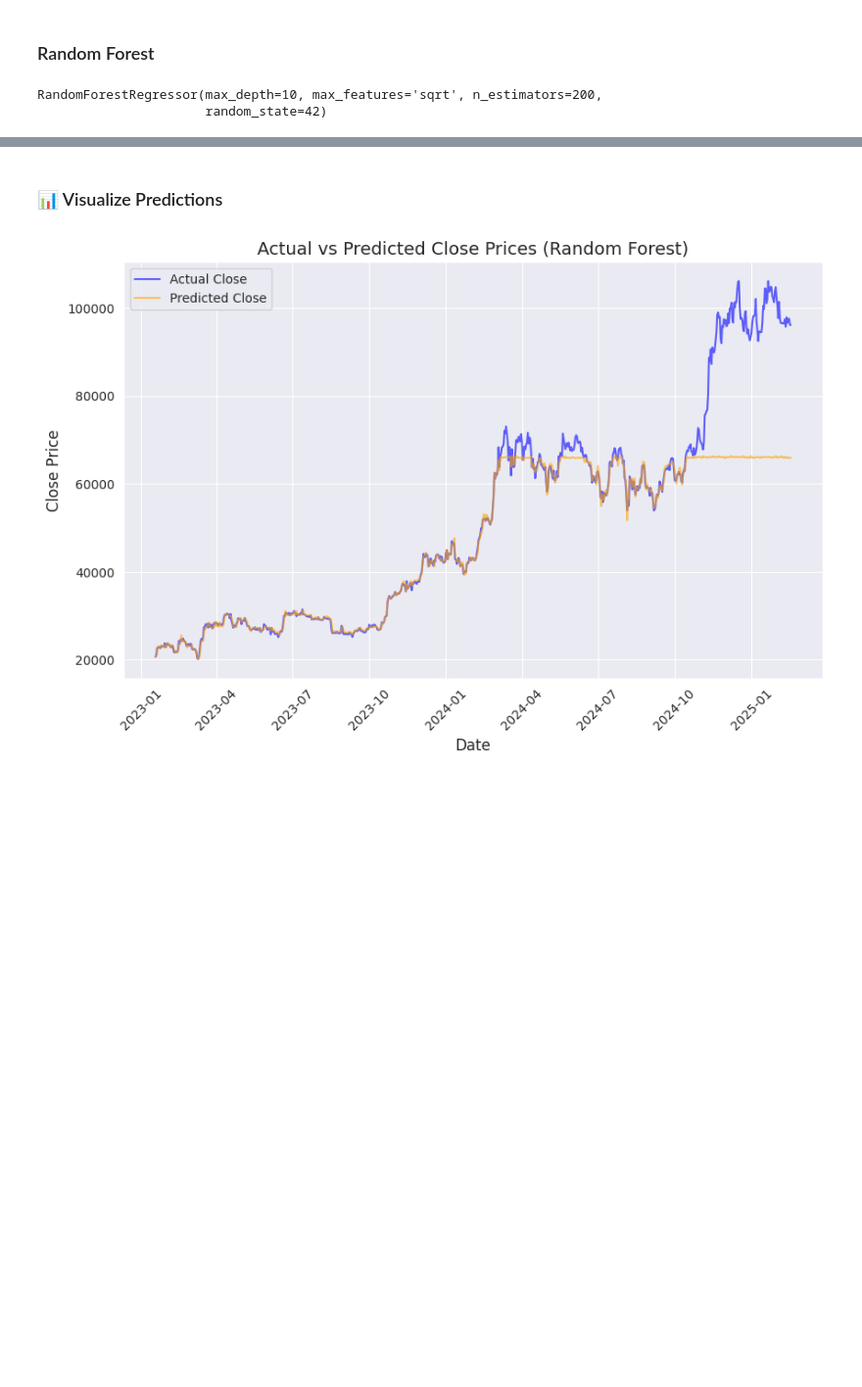
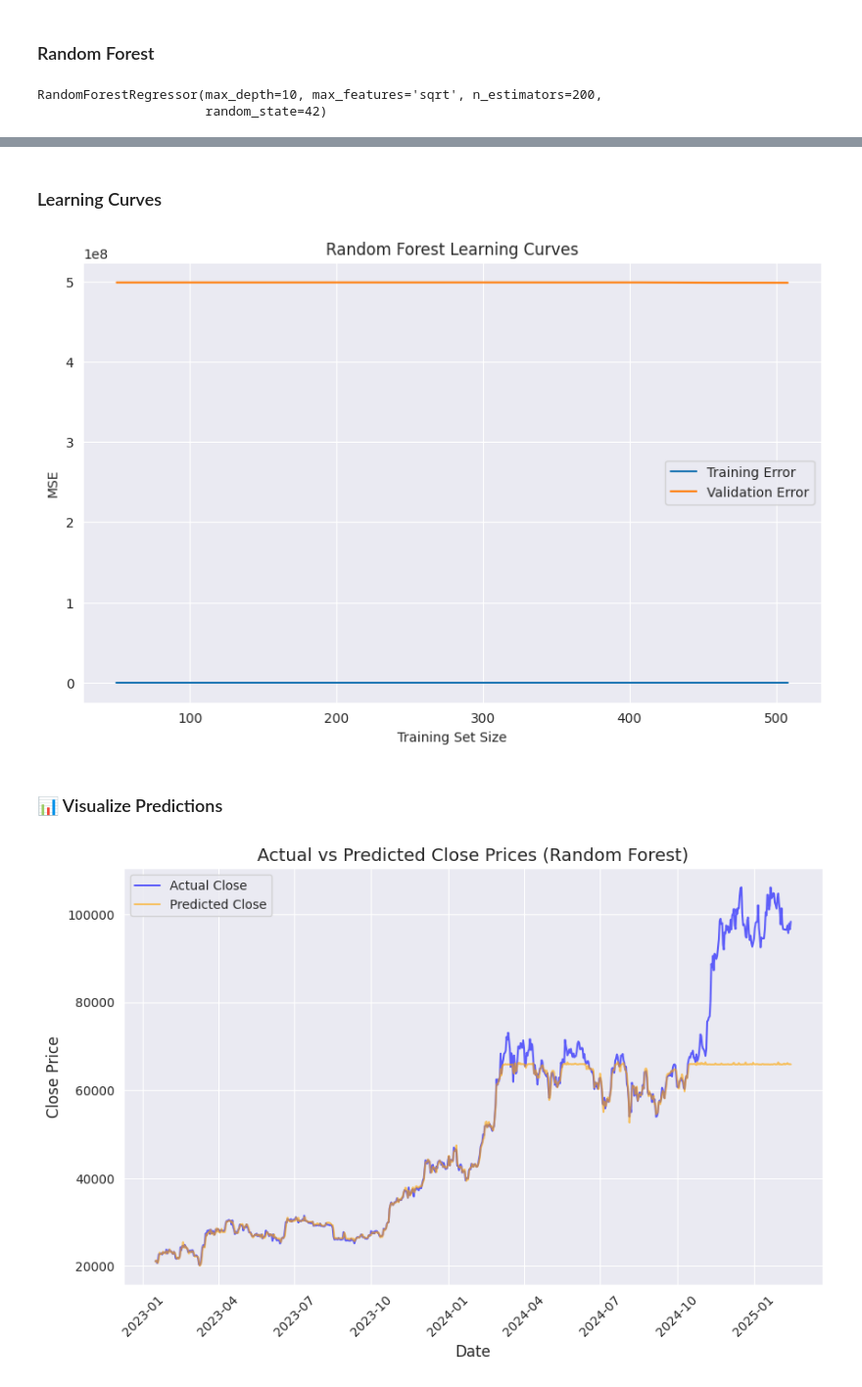
Before and after one commit to bonareri/Cryptocurrency-Price-Prediction-, a Jupyter notebook: Random_Forest_XGBoost.ipynb, the cells around one changed output, grey strips where cells are left out. Shown: that part at 98% size. Saved outputs shown, nothing was run; the diff lists cells and outputs as text; code cells hidden in the pictures; blank space fills up the shorter version.

Commit message:
Random Forest , XGBoost

```diff
--- a/Random_Forest_XGBoost.ipynb
+++ b/Random_Forest_XGBoost.ipynb
@@ -205,3 +205,38 @@ Passing `palette` without assigning `hue` is deprecated and will be removed in v
+# %% [markdown]
+### Learning Curves
+# %%
+import numpy as np
+import matplotlib.pyplot as plt
+from sklearn.model_selection import learning_curve, TimeSeriesSplit
+
+# Define a TimeSeriesSplit for cross-validation on time-series data
+tscv = TimeSeriesSplit(n_splits=5)
+
+# Compute learning curves using negative MSE as scoring
+train_sizes, train_scores, validation_scores = learning_curve(
+    estimator=rf_model,
+    X=X_train_scaled,
+    y=y_train,
+    train_sizes=np.linspace(0.1, 1.0, 10),
+    cv=tscv,
+    scoring='neg_mean_squared_error'
+)
+
+# Calculate the mean squared error for training and validation sets
+train_errors_mean = -np.mean(train_scores, axis=1)
+validation_errors_mean = -np.mean(validation_scores, axis=1)
+
+# Plot learning curves
+plt.figure(figsize=(10, 6))
+plt.plot(train_sizes, train_errors_mean, label='Training Error')
+plt.plot(train_sizes, validation_errors_mean, label='Validation Error')
+plt.xlabel('Training Set Size')
+plt.ylabel('MSE')
+plt.title('Random Forest Learning Curves')
+plt.legend()
+plt.show()
+# %% [output]
+[figure, added]
 # %% [markdown]
 ### 📊 Visualize Predictions
 # %%
```
Also changed, not shown: parts of 17 cells of this notebook.
